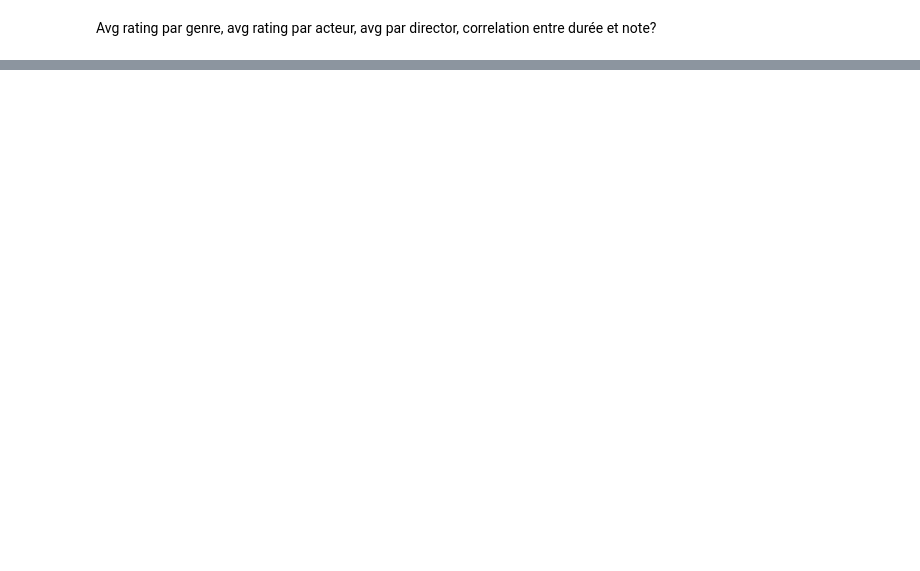
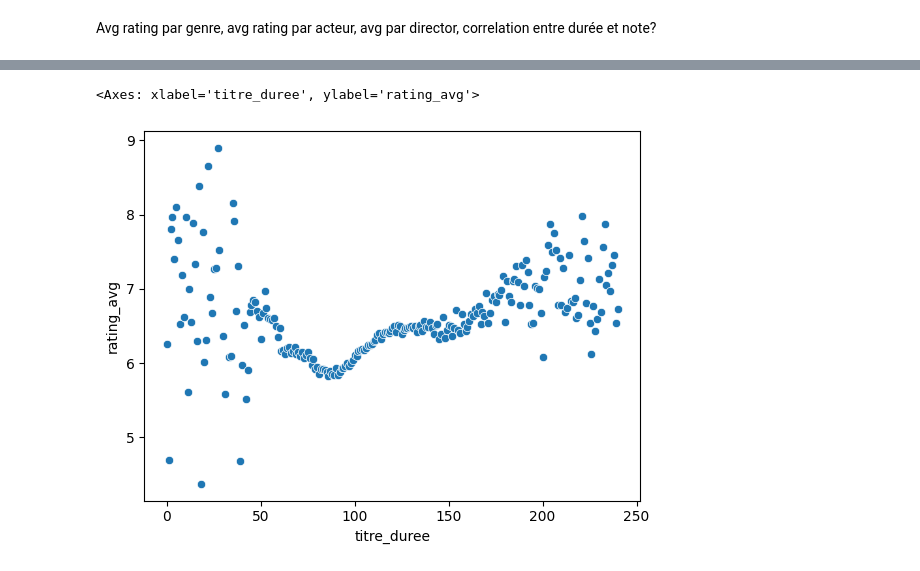
Before and after one commit to Morgan-DCL/project_2, a Jupyter notebook: eda_rating.ipynb, the cells around one changed output, grey strips where cells are left out. Cells and saved outputs as stored; diff of their text form; code cells hidden in the pictures; blank space fills up the shorter version.

```diff
--- a/eda_rating.ipynb
+++ b/eda_rating.ipynb
@@ -161,0 +187,14 @@ KeyError: 2809141
+# %%
+import matplotlib.pyplot as plt
+import seaborn as sns
+
+condi = rating[rating["titre_duree"] <= 240]
+
+duration_avg_rating = condi.groupby('titre_duree')['rating_avg'].mean().reset_index()
+
+correlation = duration_avg_rating['titre_duree'].corr(duration_avg_rating['rating_avg'])
+
+sns.scatterplot(x='titre_duree', y='rating_avg', data=duration_avg_rating)
+# %% [output]
+<Axes: xlabel='titre_duree', ylabel='rating_avg'>
+[figure, added]
```
Also changed, not shown: parts of 12 cells of this notebook, 1 other file.
